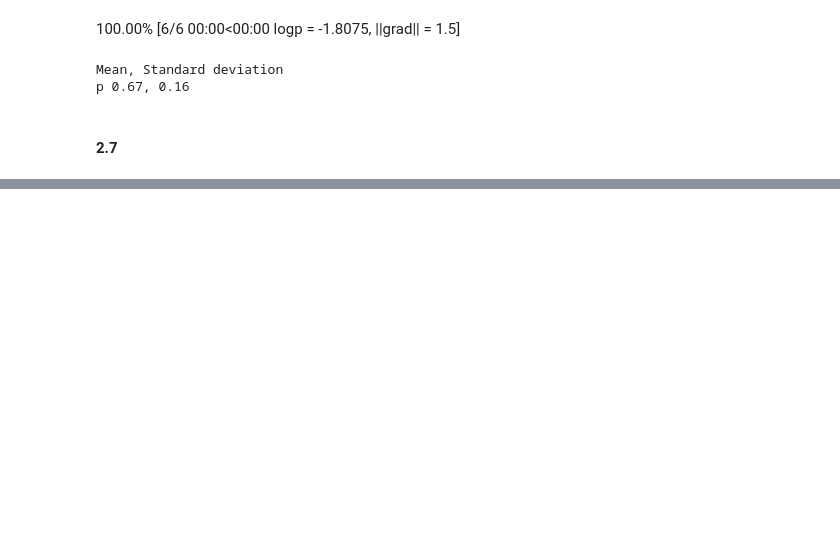
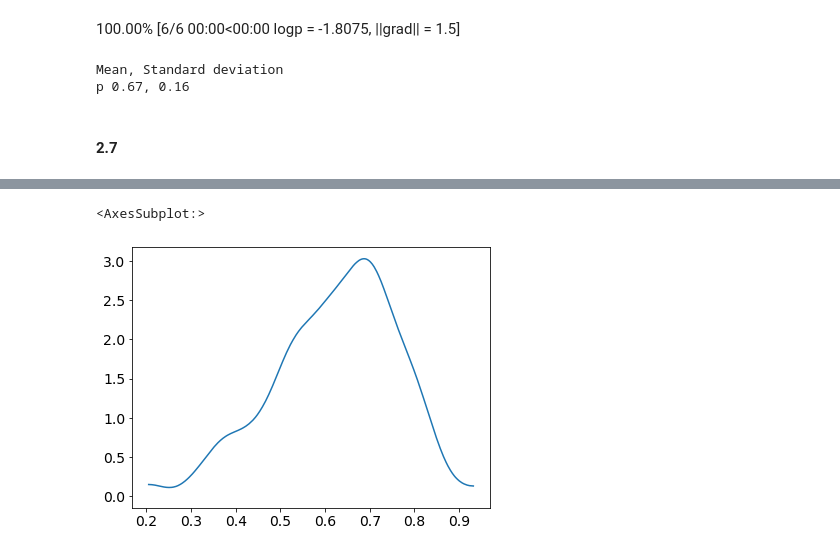
Before and after one commit to LiamRMoore/my-life-for-prior, a Jupyter notebook: notebooks/Ch_02_mine.ipynb, the cells around one changed output, grey strips where cells are left out. Drawn from its saved outputs; the diff is of its cells as text; code cells hidden in the pictures; blank space fills up the shorter version.

Commit message:
improve plots ch2

```diff
--- a/notebooks/Ch_02_mine.ipynb
+++ b/notebooks/Ch_02_mine.ipynb
@@ -155,0 +171,19 @@ px.line(pd.concat([analytic, quadr_approx], axis=1))
+# %%
+n_samples = 1_000
+p = np.zeros(n_samples)
+p[0] = 0.5
+
+W = 6
+L = 3
+for ix in range(1, n_samples):
+    p_new = sp.stats.norm(loc=p[ix-1], scale=0.1).rvs(1)
+    if p_new < 0:
+        p_new = -p_new
+    elif p_new > 1:
+        p_new = 2 - p_new
+    q0 = sp.stats.binom.pmf(W, W+L, p[ix-1])
+    q1 = sp.stats.binom.pmf(W, W+L, p_new)
+    if sp.stats.uniform.rvs(0, 1) < q1 / q0:
+        p[ix] = p_new
+    else:
+        p[ix] = p[ix - 1]
@@ -155,0 +201,5 @@ px.line(pd.concat([analytic, quadr_approx], axis=1))
+# %%
+az.plot_kde(p)
+# %% [output]
+<AxesSubplot:>
+[figure, added]
```
Also changed, not shown: parts of 5 cells of this notebook.
